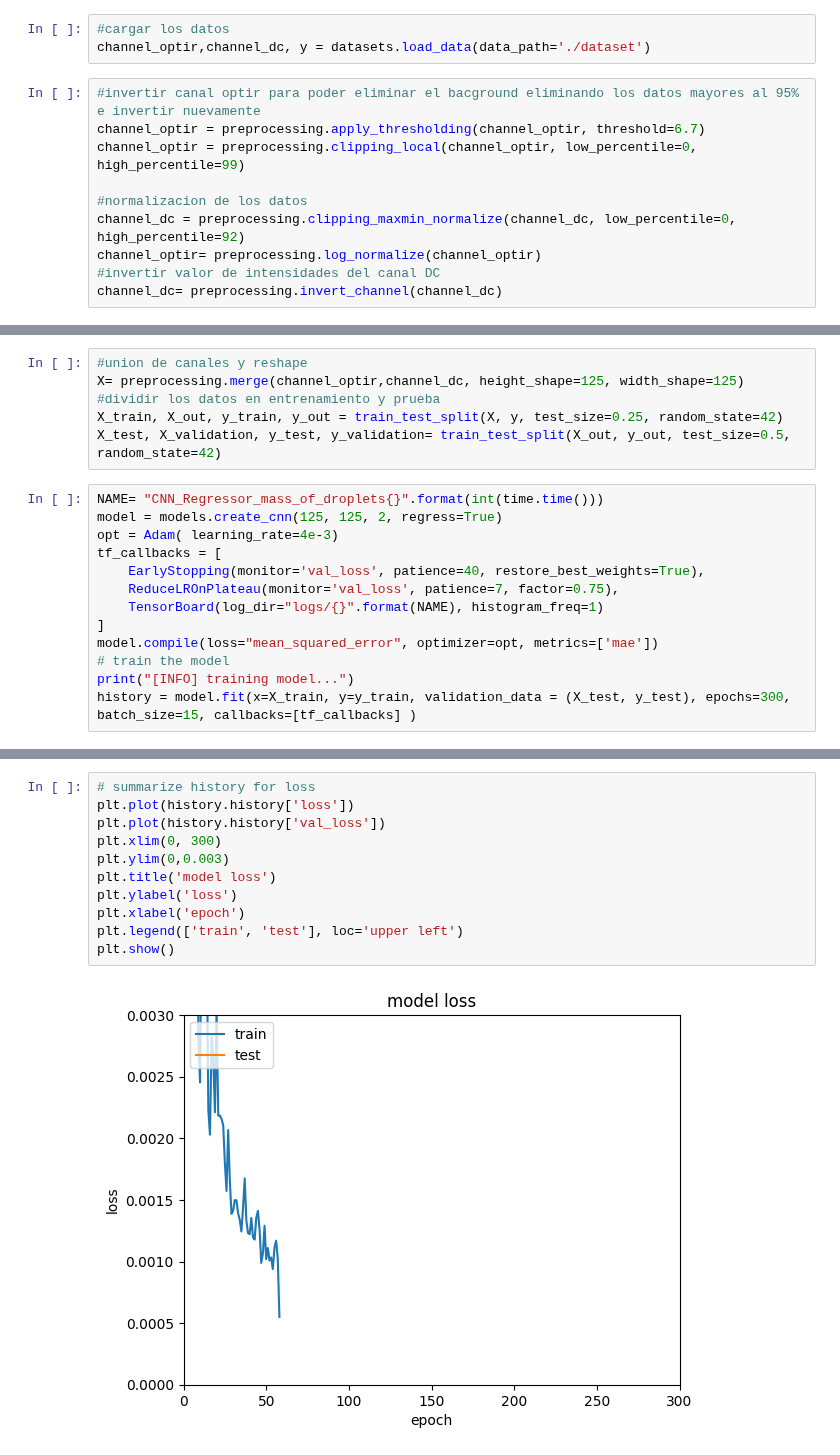
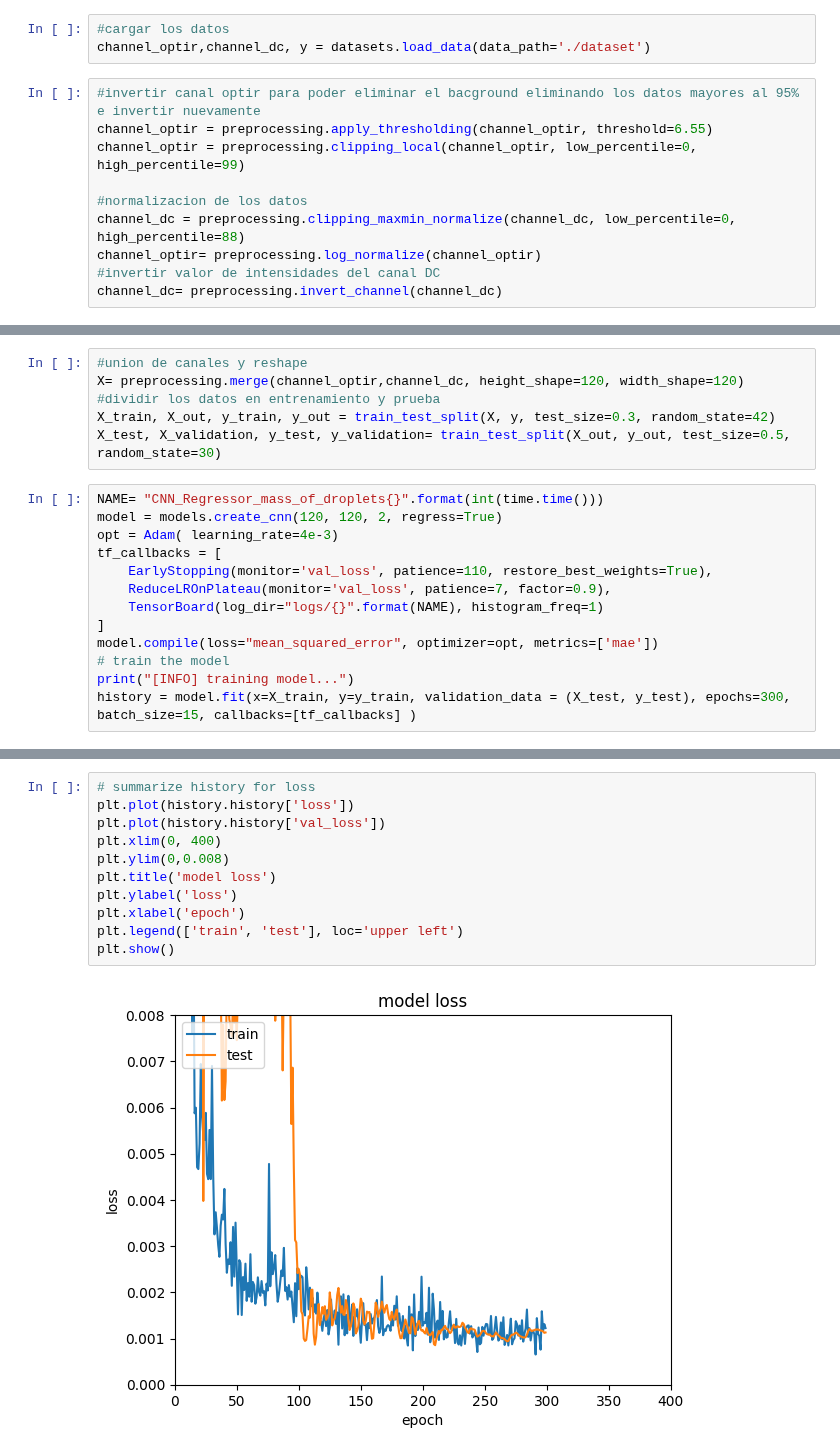
Before and after one commit to antonycardozo/CNNregression, a Jupyter notebook: cnn_regression.ipynb, the cells around one changed output, grey strips where cells are left out. Saved outputs shown, nothing was run; the diff lists cells and outputs as text.

Commit message:
modelo con mejores resultados

```diff
--- a/cnn_regression.ipynb
+++ b/cnn_regression.ipynb
@@ -13,11 +13,11 @@ import time
 channel_optir,channel_dc, y = datasets.load_data(data_path='./dataset')
 # %%
 #invertir canal optir para poder eliminar el bacground eliminando los datos mayores al 95% e invertir nuevamente
-channel_optir = preprocessing.apply_thresholding(channel_optir, threshold=6.7)
+channel_optir = preprocessing.apply_thresholding(channel_optir, threshold=6.55)
 channel_optir = preprocessing.clipping_local(channel_optir, low_percentile=0, high_percentile=99)
 
 #normalizacion de los datos
-channel_dc = preprocessing.clipping_maxmin_normalize(channel_dc, low_percentile=0, high_percentile=92)
+channel_dc = preprocessing.clipping_maxmin_normalize(channel_dc, low_percentile=0, high_percentile=88)
 channel_optir= preprocessing.log_normalize(channel_optir)
 #invertir valor de intensidades del canal DC
 channel_dc= preprocessing.invert_channel(channel_dc)
@@ -26,16 +26,16 @@ channel_dc= preprocessing.invert_channel(channel_dc)
 # %%
 #union de canales y reshape
-X= preprocessing.merge(channel_optir,channel_dc, height_shape=125, width_shape=125)
+X= preprocessing.merge(channel_optir,channel_dc, height_shape=120, width_shape=120)
 #dividir los datos en entrenamiento y prueba
-X_train, X_out, y_train, y_out = train_test_split(X, y, test_size=0.25, random_state=42)
-X_test, X_validation, y_test, y_validation= train_test_split(X_out, y_out, test_size=0.5, random_state=42)
+X_train, X_out, y_train, y_out = train_test_split(X, y, test_size=0.3, random_state=42)
+X_test, X_validation, y_test, y_validation= train_test_split(X_out, y_out, test_size=0.5, random_state=30)
 # %%
 NAME= "CNN_Regressor_mass_of_droplets{}".format(int(time.time()))
-model = models.create_cnn(125, 125, 2, regress=True)
+model = models.create_cnn(120, 120, 2, regress=True)
 opt = Adam( learning_rate=4e-3)
 tf_callbacks = [
-    EarlyStopping(monitor='val_loss', patience=40, restore_best_weights=True),
-    ReduceLROnPlateau(monitor='val_loss', patience=7, factor=0.75),
+    EarlyStopping(monitor='val_loss', patience=110, restore_best_weights=True),
+    ReduceLROnPlateau(monitor='val_loss', patience=7, factor=0.9),
     TensorBoard(log_dir="logs/{}".format(NAME), histogram_freq=1)
 ]
 model.compile(loss="mean_squared_error", optimizer=opt, metrics=['mae'])
@@ -63,16 +63,16 @@ Epoch 59/300
 # %%
 # summarize history for loss
 plt.plot(history.history['loss'])
 plt.plot(history.history['val_loss'])
-plt.xlim(0, 300)
-plt.ylim(0,0.003)
+plt.xlim(0, 400)
+plt.ylim(0,0.008)
 plt.title('model loss')
 plt.ylabel('loss')
 plt.xlabel('epoch')
 plt.legend(['train', 'test'], loc='upper left')
 plt.show()
 # %% [output]
-[figure, old version]
+[figure, new version]
 # %%
 
 # make predictions on the testing data
```
Also changed, not shown: parts of 6 cells of this notebook, 1 other file.
